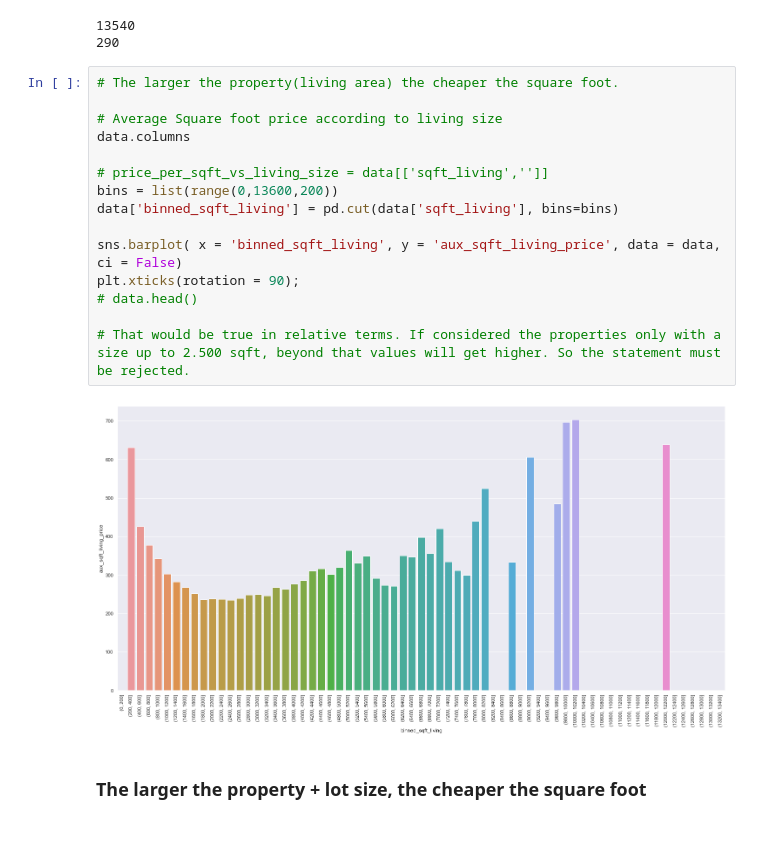
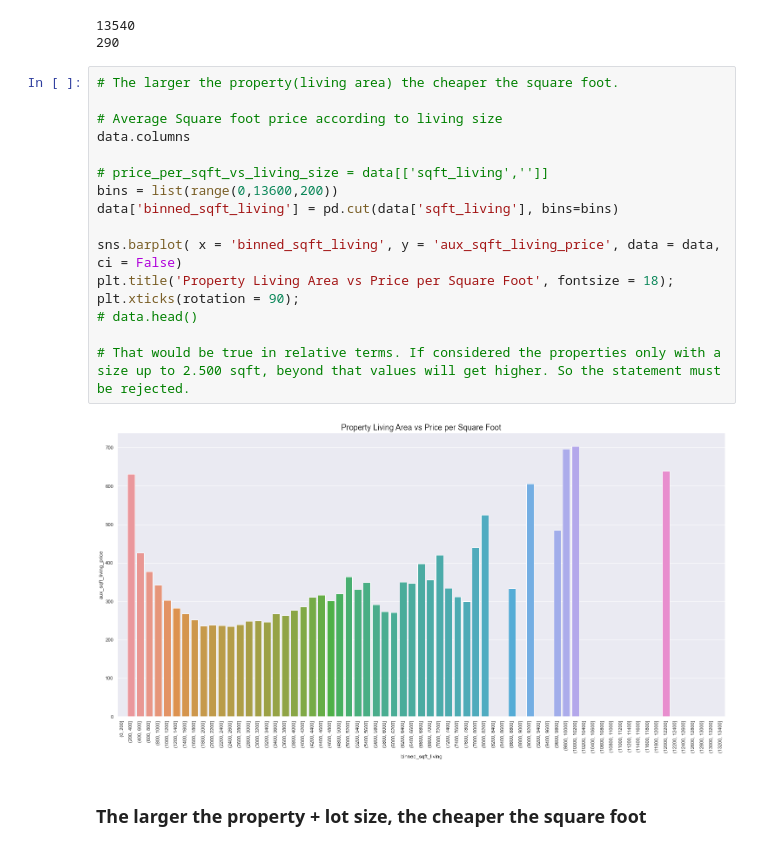
Before and after one commit to fusaa/house-dashboard, a Jupyter notebook: 0 - king county.ipynb, the cells around one changed output. Saved outputs shown, nothing was run; the diff lists cells and outputs as text.

Commit message:
organized changes, final graphs

```diff
--- a/0 - king county.ipynb
+++ b/0 - king county.ipynb
@@ -405,20 +405,21 @@ print(data['sqft_living'].min())
 # %%
 # The larger the property(living area) the cheaper the square foot.
 
 # Average Square foot price according to living size
 data.columns
 
 # price_per_sqft_vs_living_size = data[['sqft_living','']]
 bins = list(range(0,13600,200))
 data['binned_sqft_living'] = pd.cut(data['sqft_living'], bins=bins)
 
 sns.barplot( x = 'binned_sqft_living', y = 'aux_sqft_living_price', data = data, ci = False)
+plt.title('Property Living Area vs Price per Square Foot', fontsize = 18);
 plt.xticks(rotation = 90);
 # data.head()
 
 # That would be true in relative terms. If considered the properties only with a size up to 2.500 sqft, beyond that values will get higher. So the statement must be rejected.
 # %% [output]
-[figure, old version]
+[figure, new version]
 # %% [markdown]
 ### The larger the property + lot size, the cheaper the square foot
 # %%
```
Also changed, not shown: parts of 36 cells of this notebook.
